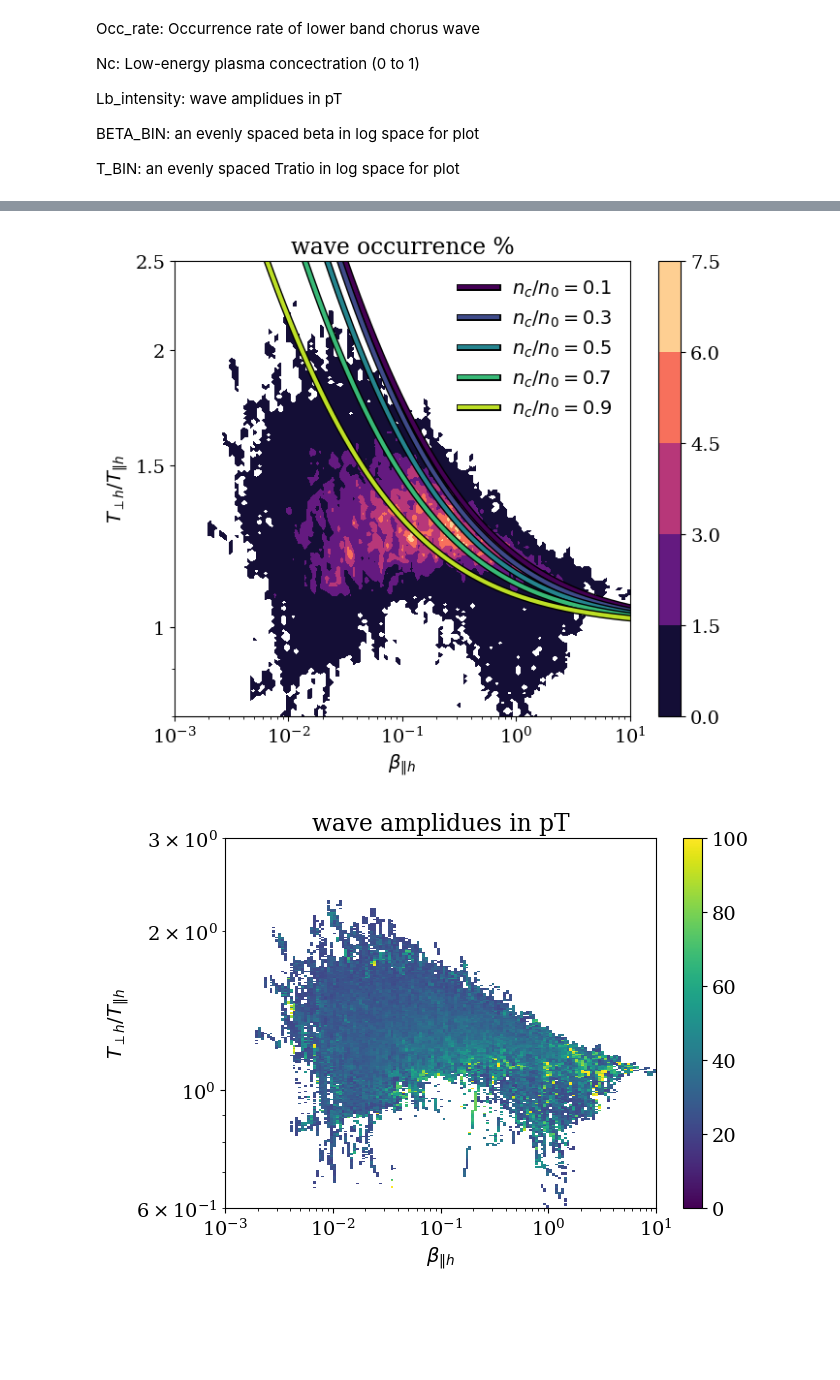
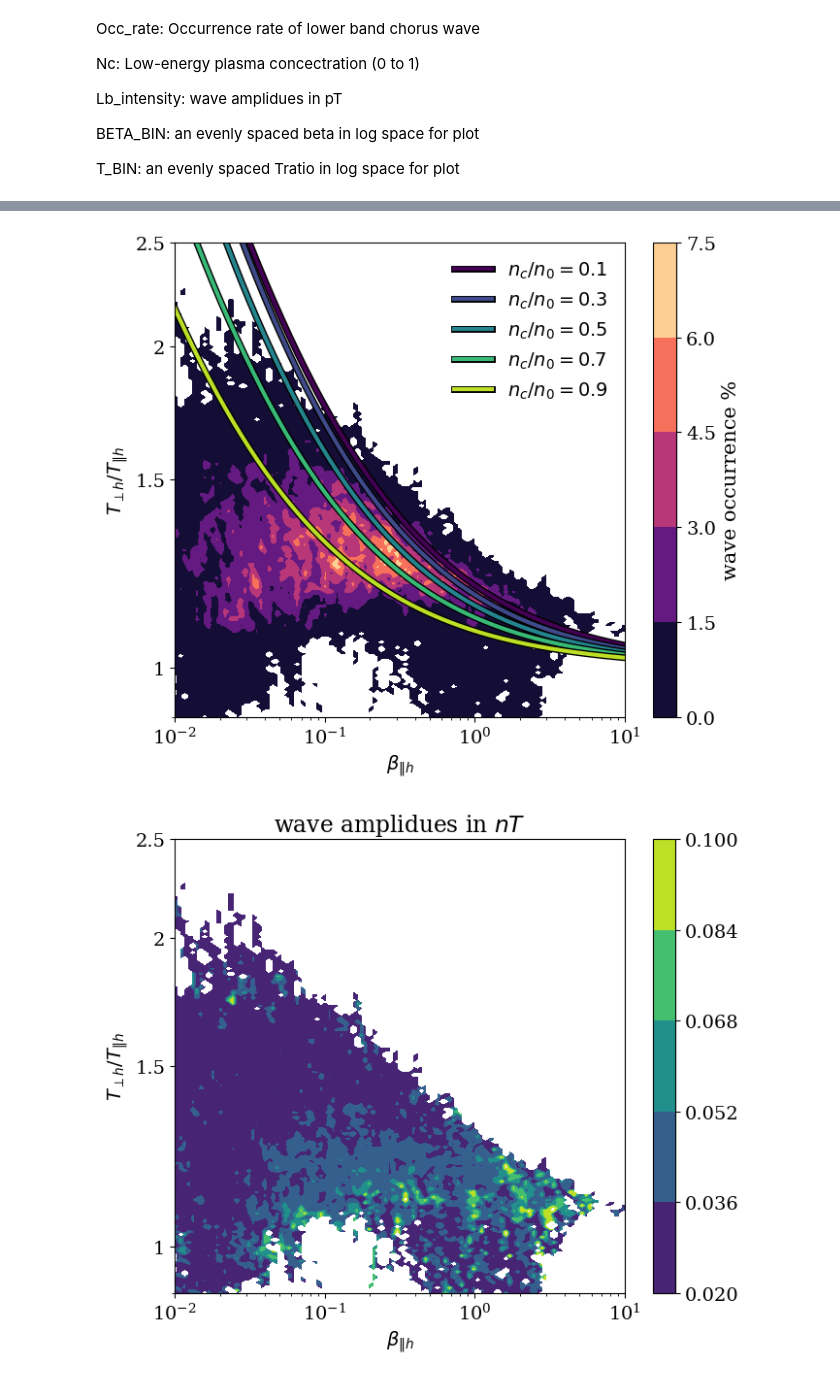
Before and after one commit to opaliss/QLT_whistler, a Jupyter notebook: joon_data_themis.ipynb, the cells around one changed output, grey strips where cells are left out. Saved outputs shown, nothing was run; the diff lists cells and outputs as text; code cells hidden in the pictures; blank space fills up the shorter version.

```diff
--- a/joon_data_themis.ipynb
+++ b/joon_data_themis.ipynb
@@ -98,8 +99,8 @@ fig, ax = plt.subplots(figsize=(7, 6))
 pos = ax.contourf(data["beta_bin"], data["t_bin"], data["occ_rate"]*100, cmap="magma", levels=5)
 ax.set_xscale("log")
 ax.set_yscale("log")
-ax.set_xlim(1e-3, 10)
-ax.set_ylim(0.8, 2.5)
+ax.set_xlim(1e-2, 10)
+ax.set_ylim(0.9, 2.5)
 
 ax.plot(data["beta_bin"], get_T_ratio(nc_n0=0.1, beta_par=data["beta_bin"]), path_effects=[outline], linewidth=3, color=colors[0], label=r"$n_{c}/n_{0} = 0.1$")
 ax.plot(data["beta_bin"], get_T_ratio(nc_n0=0.3, beta_par=data["beta_bin"]), path_effects=[outline], linewidth=3, color=colors[1], label=r"$n_{c}/n_{0} = 0.3$")
@@ -116,25 +117,31 @@ ax.set_xlabel(r"$\beta_{\|h}$")
 ax.set_ylabel(r"$T_{\perp h}/T_{\| h}$")
 
 cbar = fig.colorbar(pos)
-ax.set_title("wave occurrence %")
+cbar.set_label("wave occurrence %", fontsize=15)
+#ax.set_title("wave occurrence %")
 plt.tight_layout()
 plt.savefig("figs/joon/wave_occurrence.png", dpi=300)
 # %% [output]
-[figure, old version]
+[figure, new version]
 # %%
-fig, ax = plt.subplots(figsize=(7, 5))
-pos = ax.pcolormesh(data["beta_bin"], data["t_bin"], data["lb_intensity"], cmap="viridis", vmin=0, vmax=100)
+fig, ax = plt.subplots(figsize=(7, 6))
+
+levels = np.linspace(0.2, 1.0, 6)*0.1
+pos = ax.contourf(data["beta_bin"], data["t_bin"], data["lb_intensity"]*0.001, cmap="viridis", levels=levels)
 ax.set_xscale("log")
 ax.set_yscale("log")
 
 ax.set_xlabel(r"$\beta_{\|h}$")
 ax.set_ylabel(r"$T_{\perp h}/T_{\| h}$")
 
-ax.set_xlim(1e-3, 10)
-ax.set_ylim(6e-1, 3)
+ax.set_xlim(1e-2, 10)
+ax.set_yticks([1, 1.5, 2, 2.5])
+ax.set_yticklabels([1, 1.5, 2, 2.5])
+ax.set_ylim(0.9, 2.5)
+
 cbar = fig.colorbar(pos)
-ax.set_title("wave amplidues in pT")
+ax.set_title("wave amplidues in $nT$")
 plt.tight_layout()
 plt.savefig("figs/joon/wave_amplitude.png", dpi=300)
 # %% [output]
-[figure, old version]
+[figure, new version]
```
Also changed, not shown: parts of 3 cells of this notebook, 3 other files.
